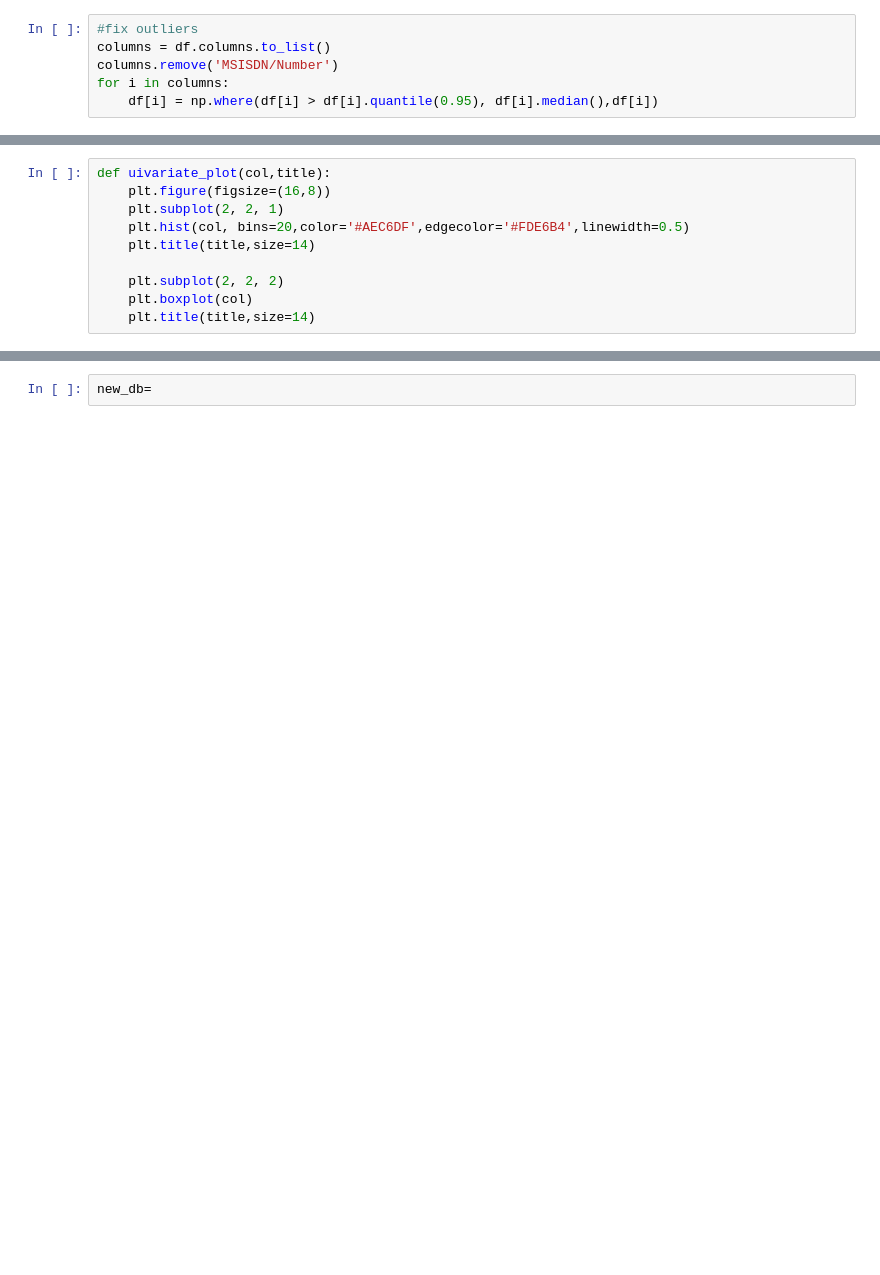
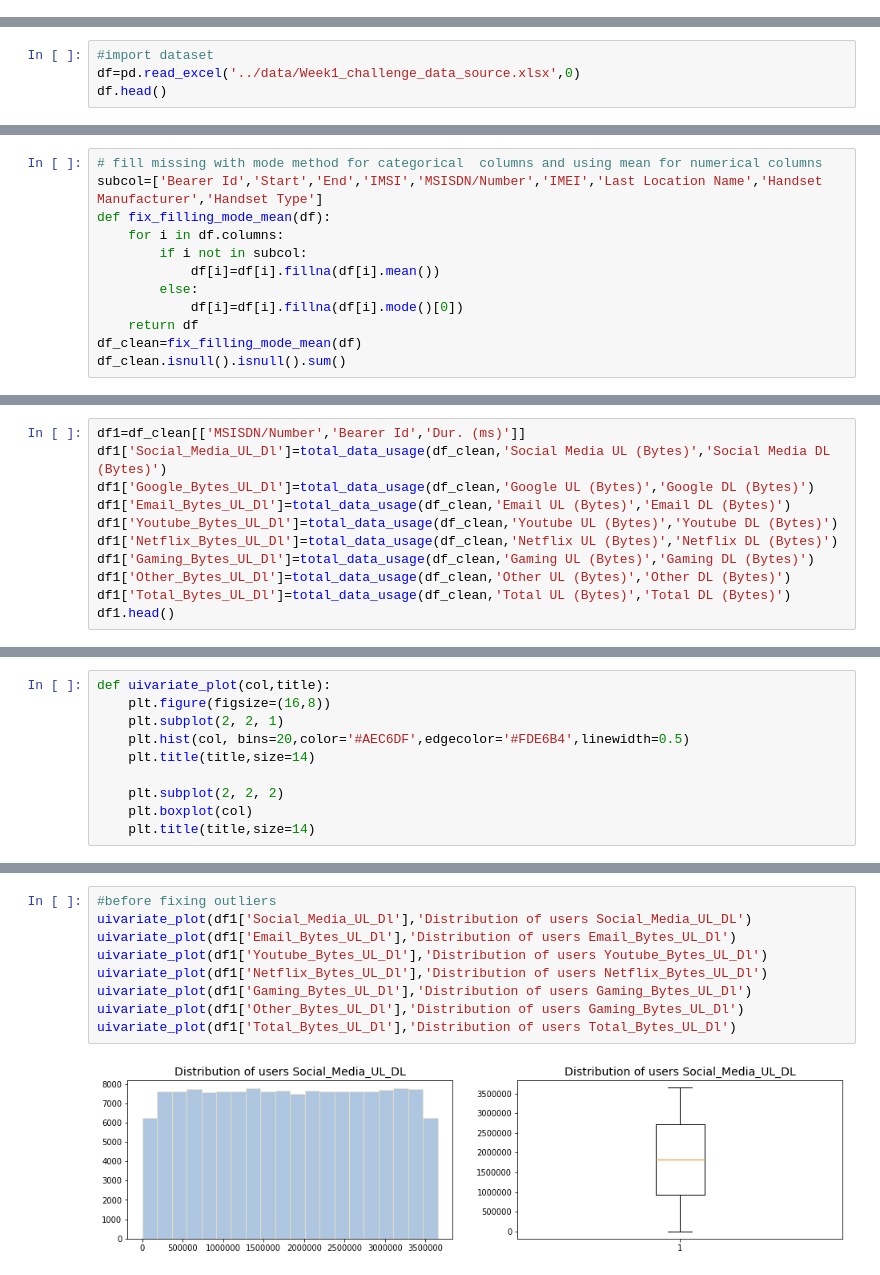
Before and after one commit to Haftom2323/10_Academy_Week1_Challenge, a Jupyter notebook: notebooks/Telecom_Data_Analysis.ipynb, the cells around one changed output, grey strips where cells are left out. Saved outputs shown, nothing was run; the diff lists cells and outputs as text; blank space fills up the shorter version.

```diff
--- a/notebooks/Telecom_Data_Analysis.ipynb
+++ b/notebooks/Telecom_Data_Analysis.ipynb
@@ -481,6 +3,0 @@ df.head()
-# %%
-#fix outliers
-columns = df.columns.to_list()
-columns.remove('MSISDN/Number')
-for i in columns:
-    df[i] = np.where(df[i] > df[i].quantile(0.95), df[i].median(),df[i])
@@ -486,0 +11,4 @@ for i in columns:
+# %%
+#import dataset
+df=pd.read_excel('../data/Week1_challenge_data_source.xlsx',0)
+df.head()
@@ -486,0 +250,12 @@ for i in columns:
+# %%
+# fill missing with mode method for categorical  columns and using mean for numerical columns
+subcol=['Bearer Id','Start','End','IMSI','MSISDN/Number','IMEI','Last Location Name','Handset Manufacturer','Handset Type']
+def fix_filling_mode_mean(df):
+    for i in df.columns:
+        if i not in subcol:
+            df[i]=df[i].fillna(df[i].mean())
+        else:
+            df[i]=df[i].fillna(df[i].mode()[0])
+    return df
+df_clean=fix_filling_mode_mean(df)
+df_clean.isnull().isnull().sum()
@@ -486,0 +285,11 @@ for i in columns:
+# %%
+df1=df_clean[['MSISDN/Number','Bearer Id','Dur. (ms)']]
+df1['Social_Media_UL_Dl']=total_data_usage(df_clean,'Social Media UL (Bytes)','Social Media DL (Bytes)')
+df1['Google_Bytes_UL_Dl']=total_data_usage(df_clean,'Google UL (Bytes)','Google DL (Bytes)')
+df1['Email_Bytes_UL_Dl']=total_data_usage(df_clean,'Email UL (Bytes)','Email DL (Bytes)')
+df1['Youtube_Bytes_UL_Dl']=total_data_usage(df_clean,'Youtube UL (Bytes)','Youtube DL (Bytes)')
+df1['Netflix_Bytes_UL_Dl']=total_data_usage(df_clean,'Netflix UL (Bytes)','Netflix DL (Bytes)')
+df1['Gaming_Bytes_UL_Dl']=total_data_usage(df_clean,'Gaming UL (Bytes)','Gaming DL (Bytes)')
+df1['Other_Bytes_UL_Dl']=total_data_usage(df_clean,'Other UL (Bytes)','Other DL (Bytes)')
+df1['Total_Bytes_UL_Dl']=total_data_usage(df_clean,'Total UL (Bytes)','Total DL (Bytes)')
+df1.head()
@@ -688,2 +313,11 @@ db.head()
-# %%
-new_db=
+# %%
+#before fixing outliers
+uivariate_plot(df1['Social_Media_UL_Dl'],'Distribution of users Social_Media_UL_DL')
+uivariate_plot(df1['Email_Bytes_UL_Dl'],'Distribution of users Email_Bytes_UL_Dl')
+uivariate_plot(df1['Youtube_Bytes_UL_Dl'],'Distribution of users Youtube_Bytes_UL_Dl')
+uivariate_plot(df1['Netflix_Bytes_UL_Dl'],'Distribution of users Netflix_Bytes_UL_Dl')
+uivariate_plot(df1['Gaming_Bytes_UL_Dl'],'Distribution of users Gaming_Bytes_UL_Dl')
+uivariate_plot(df1['Other_Bytes_UL_Dl'],'Distribution of users Gaming_Bytes_UL_Dl')
+uivariate_plot(df1['Total_Bytes_UL_Dl'],'Distribution of users Total_Bytes_UL_Dl')
+# %% [output]
+[figure, added]
```
Also changed, not shown: parts of 139 cells of this notebook.
